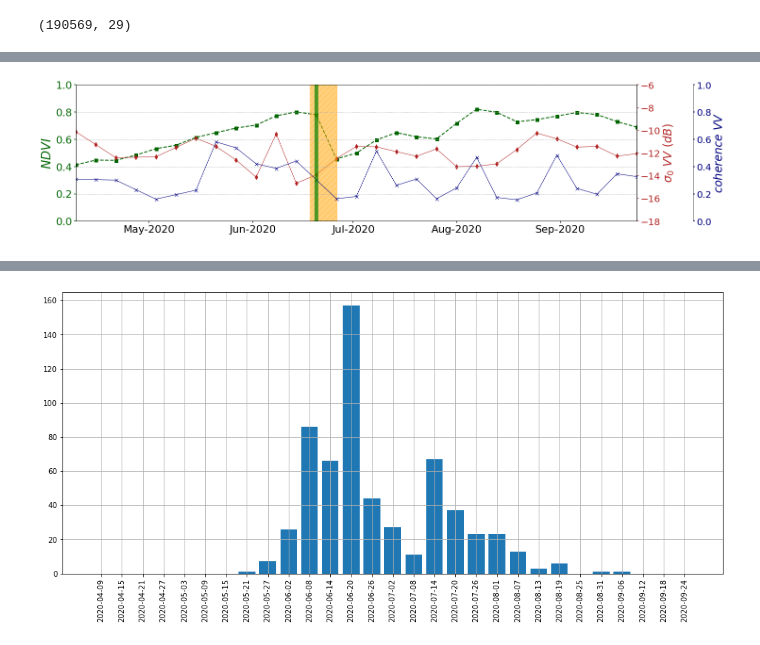
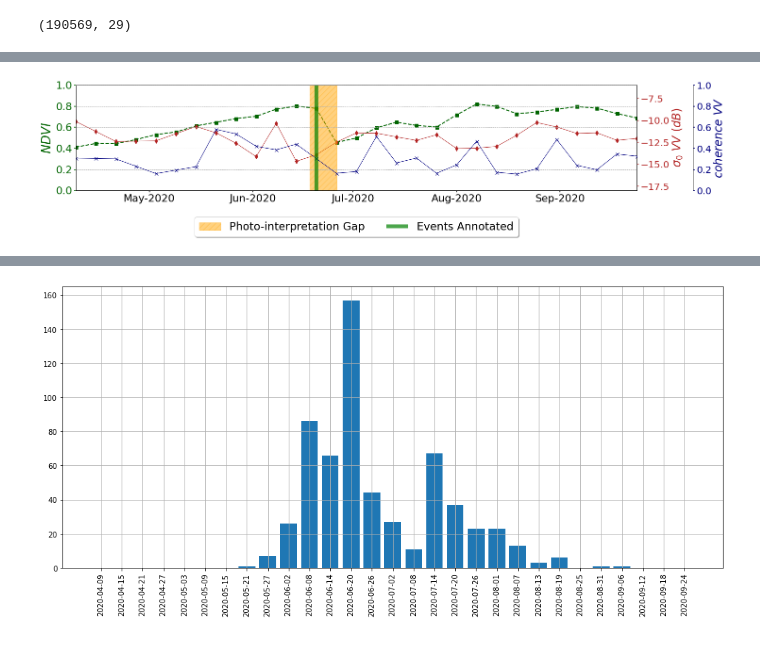
Before and after one commit to Agri-Hub/Deep-Learning-for-Cloud-Gap-Filling-on-Normalized-Difference-Vegetation-Index, a Jupyter notebook: Mowing_CNN_RNN.ipynb, the cells around one changed output, grey strips where cells are left out. Saved outputs shown, nothing was run; the diff lists cells and outputs as text; code cells hidden in the pictures.

```diff
--- a/Mowing_CNN_RNN.ipynb
+++ b/Mowing_CNN_RNN.ipynb
@@ -113,5 +122,7 @@ y_when = np.array(y_when)
 print(y_when.shape)
 # %% [output]
 (190569, 29)
+# %%
+labels=['Photo-interpretation Gap','Events Annotated']
 # %%
 cc = 43
@@ -122,6 +138,9 @@ plot_parcel(dates,mowing_events[parcel_id[cc]],y[cc],X[cc,:,0],X[cc,:,4],y_when[
 c = 23
 case = sorted(np.unique(parcel_id))[c]
 cc = np.where(parcel_id==case)[0]
+print('Photo-Interpretation: {}'.format(mowing_events[case][0]))
+print('Αnnotated: {}'.format((dates[np.where(y_when[cc].mean(axis=0))[0][0]],dates[np.where(y_when[cc].mean(axis=0))[0][0]+1])))
+print()
 plot_parcel(dates,mowing_events[case],y[cc].mean(axis=0),X[cc,:,0].mean(axis=0),X[cc,:,4].mean(axis=0),
-            y_when[cc].mean(axis=0))
+            y_when[cc].mean(axis=0),labels)
 # %% [output]
@@ -128 +149 @@ plot_parcel(dates,mowing_events[case],y[cc].mean(axis=0),X[cc,:,0].mean(axis=0),
-[figure, old version]
+[figure, new version]
```
Also changed, not shown: parts of 31 cells of this notebook, 1 other file.
